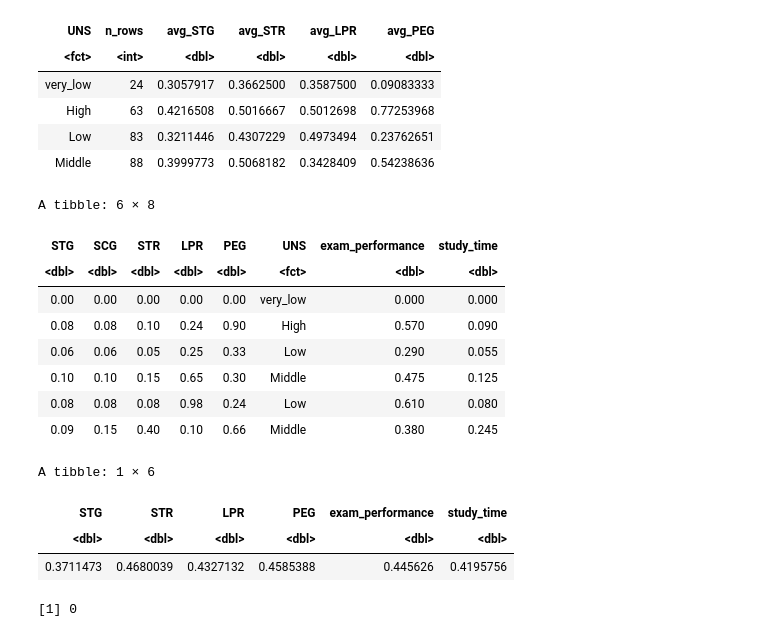
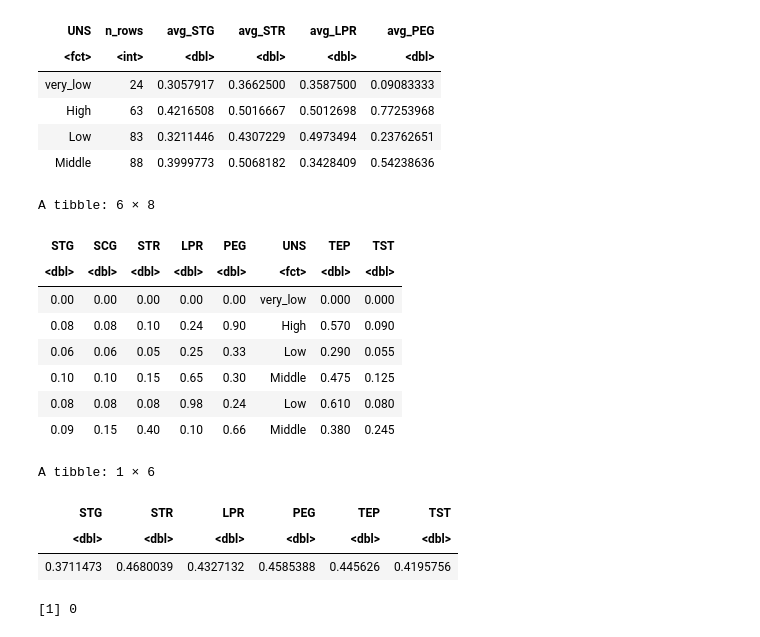
Before and after one commit to felixmachaoran/datasci100, a Jupyter notebook: project.ipynb, the cells around one changed output. Drawn from its saved outputs; the diff is of its cells as text; code cells hidden in the pictures.

```diff
--- a/project.ipynb
+++ b/project.ipynb
@@ -64,17 +80,18 @@ A tibble: 4 × 6
 # %%
 # the means of the predictor variables you plan to use in your analysis
 # STG, STR, LPR and PEG to predict UNS
+# combine STG and STR (TST) and LPR and PEG (TEP)
 mutated_data <- data_tr %>%
-                mutate(exam_performance = (LPR + PEG)/2) %>%
-                mutate(study_time = (STG + STR)/2)
+                mutate(TEP = (LPR + PEG)/2) %>%
+                mutate(TST = (STG + STR)/2)
 head(mutated_data)
 mean_tr <- mutated_data %>%
            select(-SCG, -UNS) %>%
            map_df(mean, na.rm  = TRUE)
 mean_tr
 # %% [output]
 A tibble: 6 × 8
-| STG | SCG | STR | LPR | PEG | UNS | exam_performance | study_time |
+| STG | SCG | STR | LPR | PEG | UNS | TEP | TST |
 | <dbl> | <dbl> | <dbl> | <dbl> | <dbl> | <fct> | <dbl> | <dbl> |
 | 0.00 | 0.00 | 0.00 | 0.00 | 0.00 | very_low | 0.000 | 0.000 |
 | 0.08 | 0.08 | 0.10 | 0.24 | 0.90 | High | 0.570 | 0.090 |
@@ -83,7 +100,7 @@ A tibble: 6 × 8
 | 0.08 | 0.08 | 0.08 | 0.98 | 0.24 | Low | 0.610 | 0.080 |
 | 0.09 | 0.15 | 0.40 | 0.10 | 0.66 | Middle | 0.380 | 0.245 |
 A tibble: 1 × 6
-| STG | STR | LPR | PEG | exam_performance | study_time |
+| STG | STR | LPR | PEG | TEP | TST |
 | <dbl> | <dbl> | <dbl> | <dbl> | <dbl> | <dbl> |
 | 0.3711473 | 0.4680039 | 0.4327132 | 0.4585388 | 0.445626 | 0.4195756 |
 # %%
```
Also changed, not shown: parts of 15 cells of this notebook.
